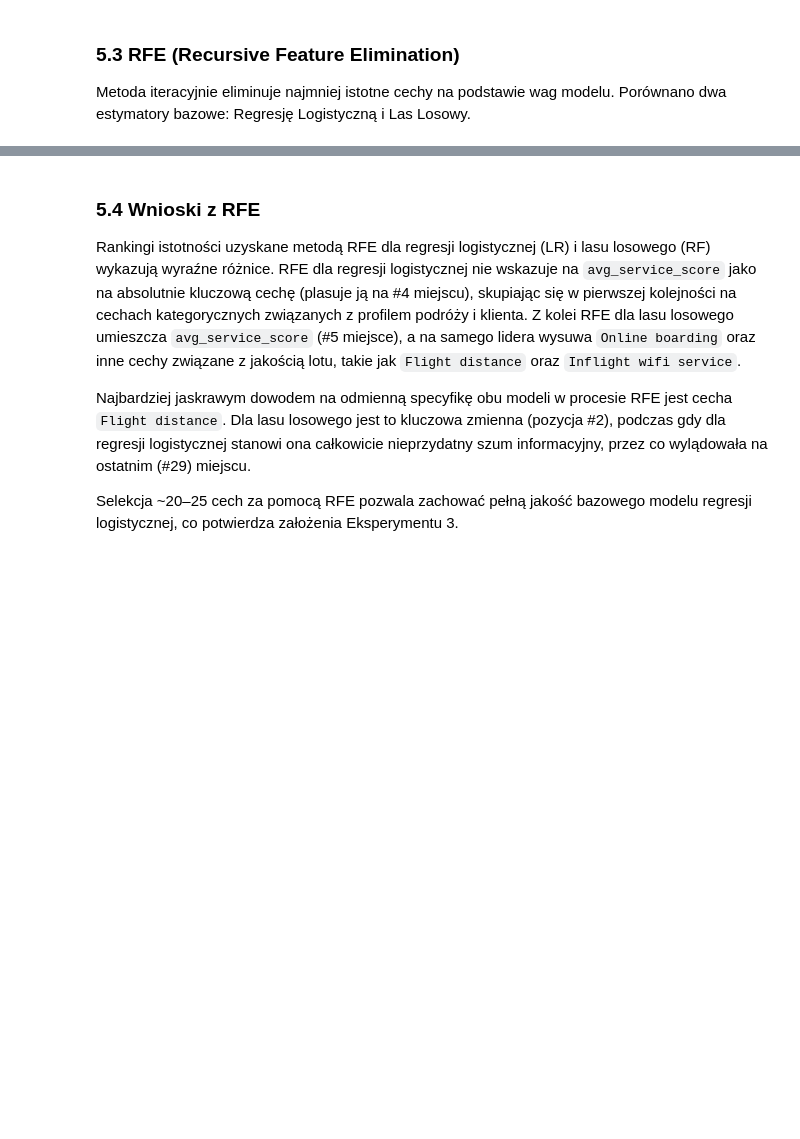
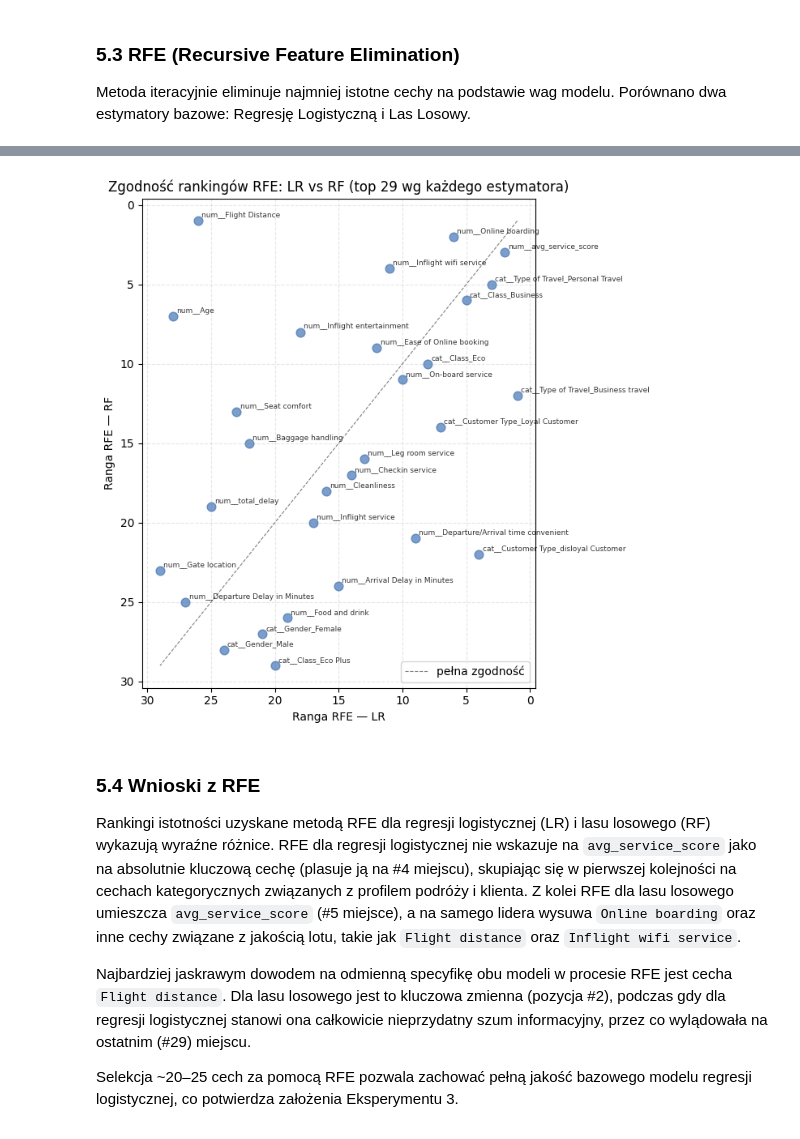
Before and after one commit to nataliap203/Airline_Passenger_Satisfaction_Classification, a Jupyter notebook: notebooks/fast.ipynb, the cells around one changed output, grey strips where cells are left out. Drawn from its saved outputs; the diff is of its cells as text; code cells hidden in the pictures; blank space fills up the shorter version.

```diff
--- a/notebooks/fast.ipynb
+++ b/notebooks/fast.ipynb
@@ -467,3 +831,7 @@ plot_feature_rankings(rankings_rf, estimator_name="RF", top_n=29)
+# %%
+plot_feature_rankings_comparison(rankings_lr, rankings_rf, top_n=29)
+# %% [output]
+[figure, added]
 # %% [markdown]
 ### 5.4 Wnioski z RFE
 
```
Also changed, not shown: parts of 49 cells of this notebook, 1 other file.
